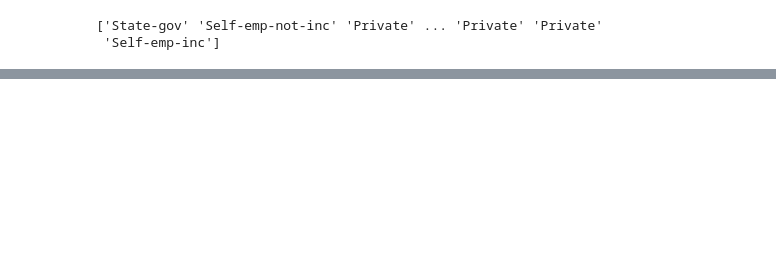
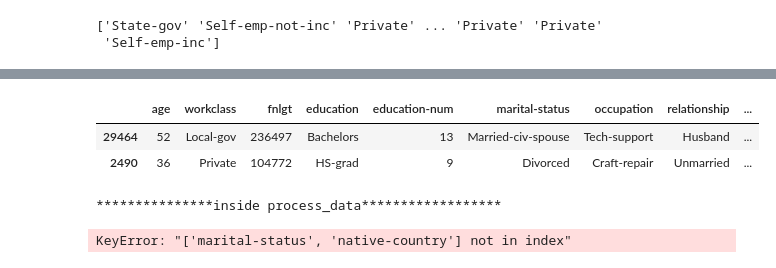
Before and after one commit to gichelli/machine_learning_operations_p3, a Jupyter notebook: eda.ipynb, the cells around one changed output, grey strips where cells are left out. Cells and saved outputs as stored; diff of their text form; code cells hidden in the pictures; blank space fills up the shorter version.

```diff
--- a/eda.ipynb
+++ b/eda.ipynb
@@ -97,0 +272,12 @@ AttributeError: 'int' object has no attribute 'strip'
+# %%
+train, test = train_test_split(df, test_size=0.20)
+cat_features = [
+    "workclass",
+    "education",
+    "marital-status",
+    "occupation",
+    "relationship",
+    "race",
+    "sex",
+    "native-country",
+]
@@ -97,0 +322,13 @@ AttributeError: 'int' object has no attribute 'strip'
+# %%
+test[:2]
+# %% [output]
+|  | age | workclass | fnlgt | education | education-num | marital-status | occupation | relationship | ... |
+| 29464 | 52 | Local-gov | 236497 | Bachelors | 13 | Married-civ-spouse | Tech-support | Husband | ... |
+| 2490 | 36 | Private | 104772 | HS-grad | 9 | Divorced | Craft-repair | Unmarried | ... |
+# %%
+X_train, y_train, encoder, lb = process_data(
+    train, categorical_features=cat_features, label="salary", training=True
+)
+# %% [output]
+***************inside process_data******************
+KeyError: "['marital-status', 'native-country'] not in index"
```
Also changed, not shown: parts of 111 cells of this notebook, 10 other files.
